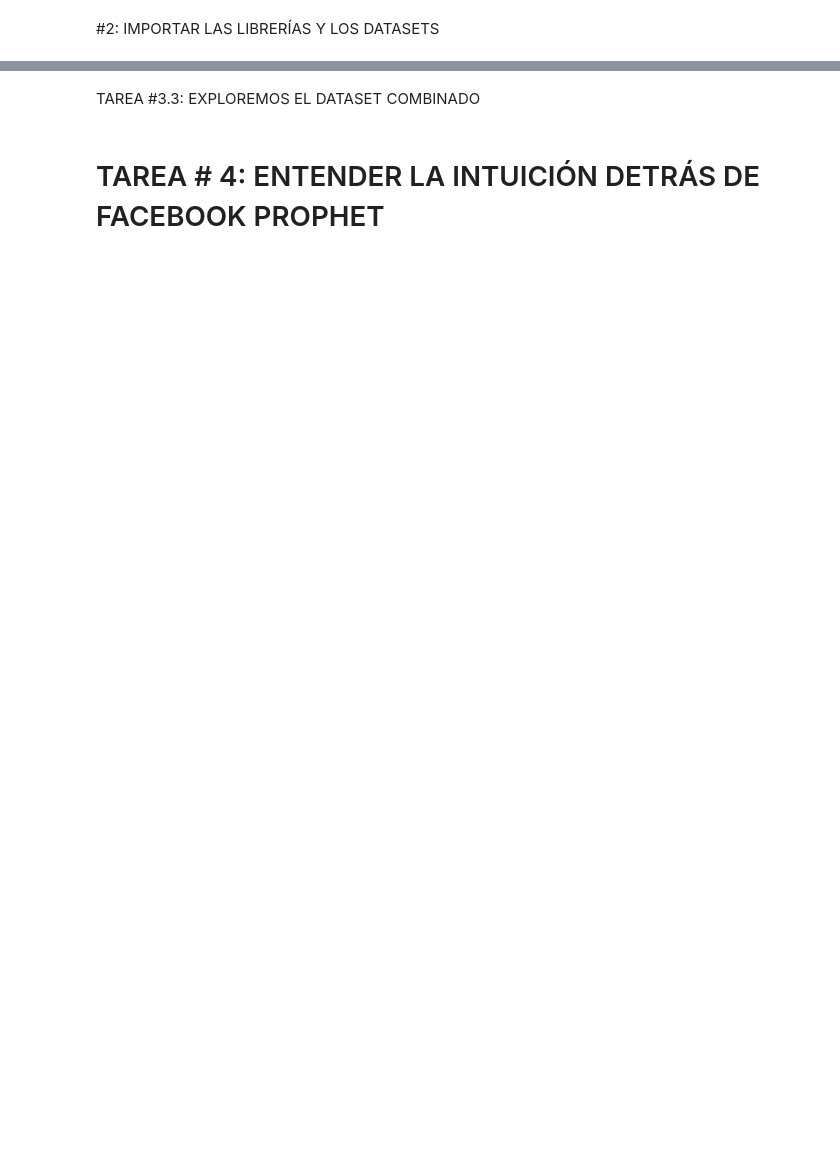
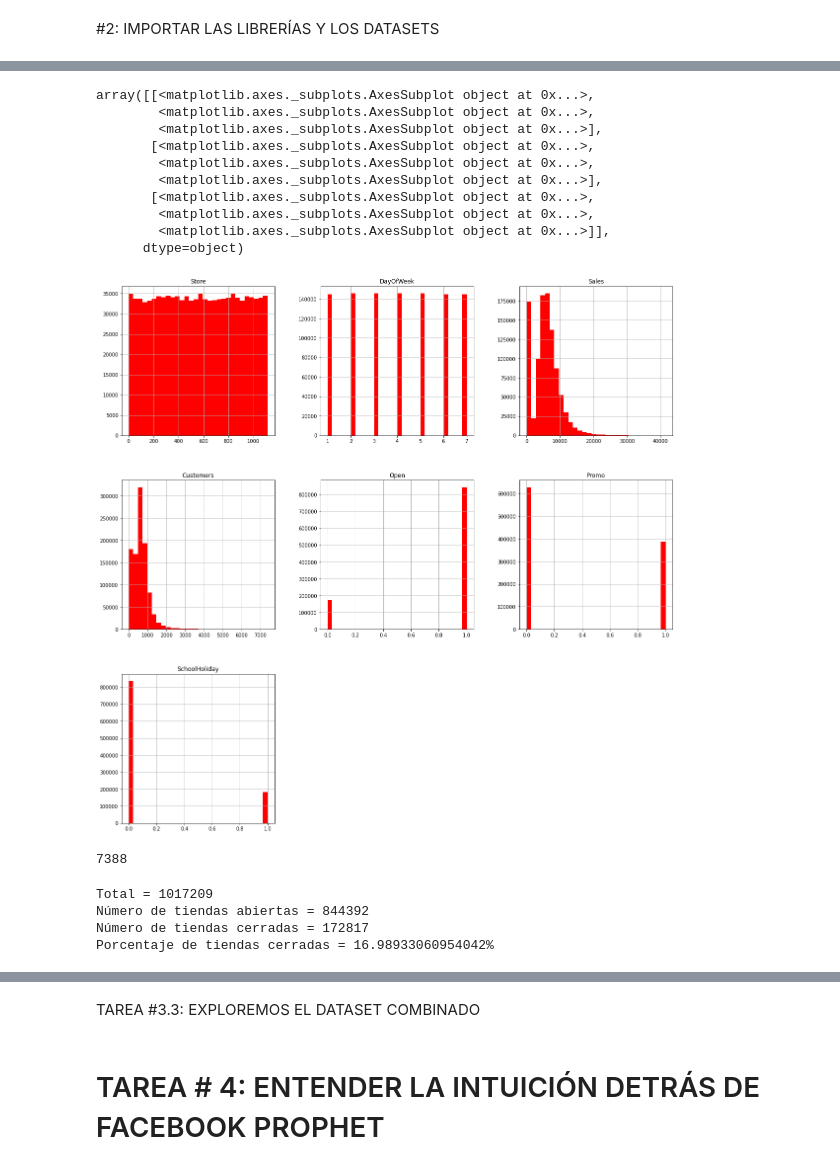
Before and after one commit to sergioarnold87/Departamento-de-Ventas-Data_Science--, a Jupyter notebook: Esqueleto_Departamento_de_Ventas.ipynb, the cells around one changed output, grey strips where cells are left out. Cells and saved outputs as stored; diff of their text form; code cells hidden in the pictures; blank space fills up the shorter version.

```diff
--- a/Esqueleto_Departamento_de_Ventas.ipynb
+++ b/Esqueleto_Departamento_de_Ventas.ipynb
@@ -105,0 +184,25 @@ TAREA #3.2: EXPLORAR LOS DATOS DE LA INFORMACIÓN DE LAS TIENDAS
+# %%
+# Promedio de 600 clientes por día, el máximo es 4500 (¡tenga en cuenta que no podemos ver el valor atípico en 7388!)
+# Los datos se distribuyen por igual en varios días de la semana (~ 150000 observaciones x 7 días = ~ 1,1 millones de observaciones)
+# Las tiendas están abiertas ~ 80% del tiempo
+# Los datos se distribuyen por igual entre todas las tiendas (sin sesgo)
+# La promoción # 1 se ejecutó aproximadamente el 40% del tiempo
+# Ventas promedio alrededor de 5000-6000 Euros
+# Las vacaciones escolares duran alrededor del 18% del tiempo
+sales_train_df.hist(bins = 30, figsize =(20,20), color = 'r')
+# %% [output]
+array([[<matplotlib.axes._subplots.AxesSubplot object at 0x...>,
+        <matplotlib.axes._subplots.AxesSubplot object at 0x...>,
+        <matplotlib.axes._subplots.AxesSubplot object at 0x...>],
+       [<matplotlib.axes._subplots.AxesSubplot object at 0x...>,
+        <matplotlib.axes._subplots.AxesSubplot object at 0x...>,
+        <matplotlib.axes._subplots.AxesSubplot object at 0x...>],
+       [<matplotlib.axes._subplots.AxesSubplot object at 0x...>,
+        <matplotlib.axes._subplots.AxesSubplot object at 0x...>,
+        <matplotlib.axes._subplots.AxesSubplot object at 0x...>]],
+      dtype=object)
+[figure, added]
+# %%
+sales_train_df["Customers"].max()
+# %% [output]
+7388
@@ -105,0 +213,11 @@ TAREA #3.2: EXPLORAR LOS DATOS DE LA INFORMACIÓN DE LAS TIENDAS
+# %%
+# Contemos el número de tiendas que están abiertas y cerradas
+print("Total = {} ".format(len(sales_train_df)))
+print("Número de tiendas abiertas = {}".format(len(open_train_df)))
+print("Número de tiendas cerradas = {}".format(len(closed_train_df)))
+print("Porcentaje de tiendas cerradas = {}%".format(100.0*len(closed_train_df)/len(sales_train_df)))
+# %% [output]
+Total = 1017209
+Número de tiendas abiertas = 844392
+Número de tiendas cerradas = 172817
+Porcentaje de tiendas cerradas = 16.98933060954042%
```
Also changed, not shown: parts of 39 cells of this notebook.
